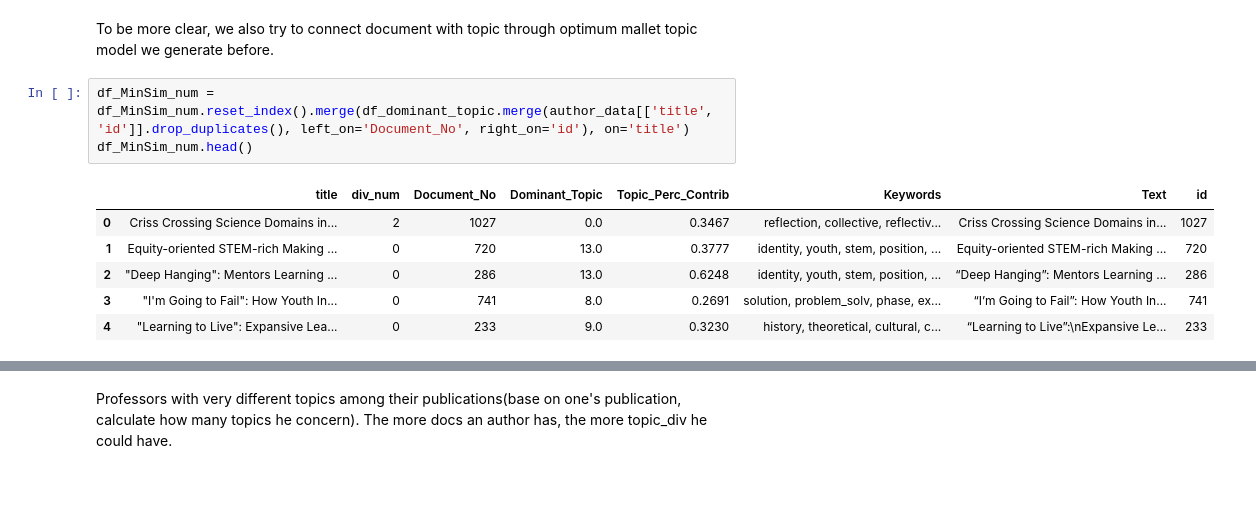
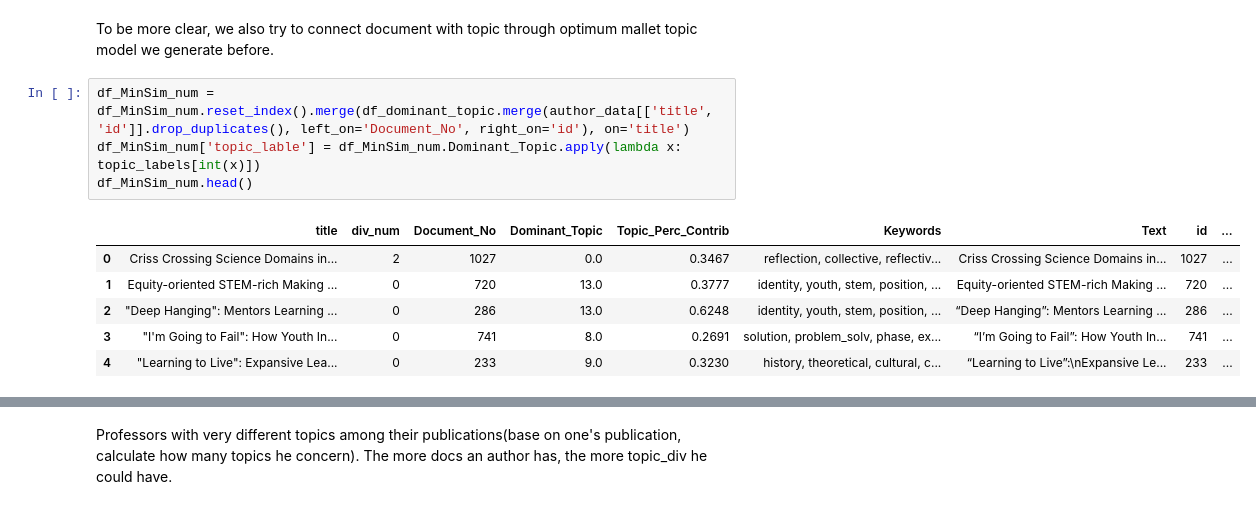
Before and after one commit to sting1000/semester-project, a Jupyter notebook: Topic Modeling.ipynb, the cells around one changed output, grey strips where cells are left out. Saved outputs shown, nothing was run; the diff lists cells and outputs as text.

```diff
--- a/Topic Modeling.ipynb
+++ b/Topic Modeling.ipynb
@@ -1298,11 +1298,12 @@ df_MinSim_num.sort_values(by = 'div_num', ascending=False).head(30)
 To be more clear, we also try to connect document with topic through optimum mallet topic model we generate before.
 # %%
 df_MinSim_num =  df_MinSim_num.reset_index().merge(df_dominant_topic.merge(author_data[['title', 'id']].drop_duplicates(), left_on='Document_No', right_on='id'), on='title')
+df_MinSim_num['topic_lable'] = df_MinSim_num.Dominant_Topic.apply(lambda x: topic_labels[int(x)])
 df_MinSim_num.head()
 # %% [output]
-|  | title | div_num | Document_No | Dominant_Topic | Topic_Perc_Contrib | Keywords | Text | id |
-| 0 | Criss Crossing Science Domains in... | 2 | 1027 | 0.0 | 0.3467 | reflection, collective, reflectiv... | Criss Crossing Science Domains in... | 1027 |
-| 1 | Equity-oriented STEM-rich Making ... | 0 | 720 | 13.0 | 0.3777 | identity, youth, stem, position, ... | Equity-oriented STEM-rich Making ... | 720 |
-| 2 | "Deep Hanging": Mentors Learning ... | 0 | 286 | 13.0 | 0.6248 | identity, youth, stem, position, ... | “Deep Hanging”: Mentors Learning ... | 286 |
-| 3 | "I'm Going to Fail": How Youth In... | 0 | 741 | 8.0 | 0.2691 | solution, problem_solv, phase, ex... | “I’m Going to Fail”: How Youth In... | 741 |
-| 4 | "Learning to Live": Expansive Lea... | 0 | 233 | 9.0 | 0.3230 | history, theoretical, cultural, c... | “Learning to Live”:\nExpansive Le... | 233 |
+|  | title | div_num | Document_No | Dominant_Topic | Topic_Perc_Contrib | Keywords | Text | id | ... |
+| 0 | Criss Crossing Science Domains in... | 2 | 1027 | 0.0 | 0.3467 | reflection, collective, reflectiv... | Criss Crossing Science Domains in... | 1027 | ... |
+| 1 | Equity-oriented STEM-rich Making ... | 0 | 720 | 13.0 | 0.3777 | identity, youth, stem, position, ... | Equity-oriented STEM-rich Making ... | 720 | ... |
+| 2 | "Deep Hanging": Mentors Learning ... | 0 | 286 | 13.0 | 0.6248 | identity, youth, stem, position, ... | “Deep Hanging”: Mentors Learning ... | 286 | ... |
+| 3 | "I'm Going to Fail": How Youth In... | 0 | 741 | 8.0 | 0.2691 | solution, problem_solv, phase, ex... | “I’m Going to Fail”: How Youth In... | 741 | ... |
+| 4 | "Learning to Live": Expansive Lea... | 0 | 233 | 9.0 | 0.3230 | history, theoretical, cultural, c... | “Learning to Live”:\nExpansive Le... | 233 | ... |
```
Also changed, not shown: parts of 12 cells of this notebook.
